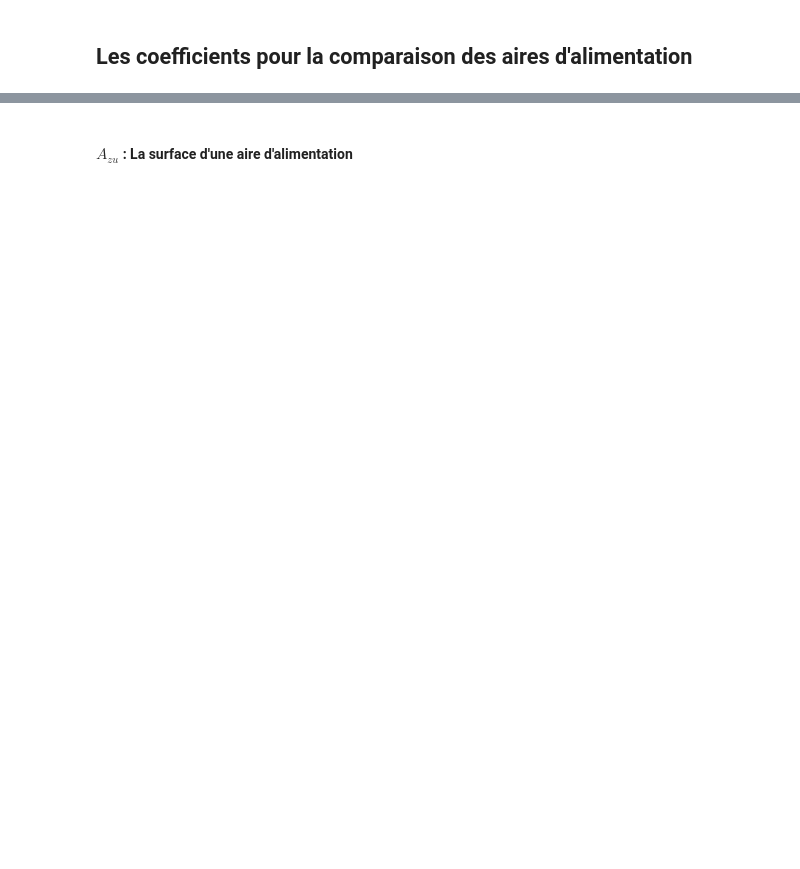
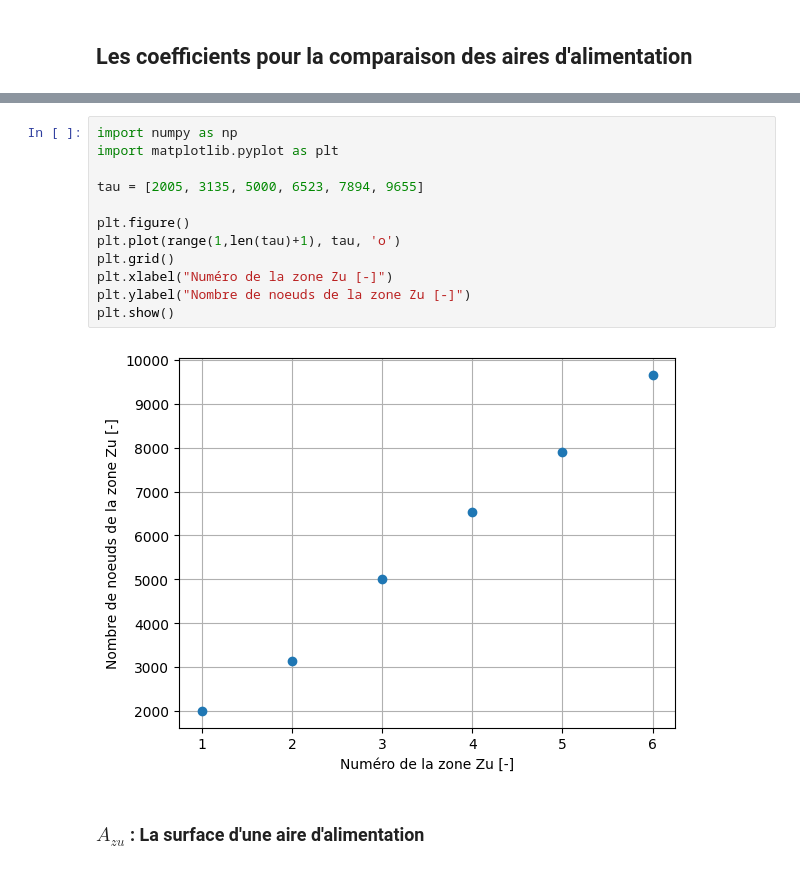
Before and after one commit to DanBJ/zuper, a Jupyter notebook: Examples/05_coefficients_for_comparaison.ipynb, the cells around one changed output, grey strips where cells are left out. Drawn from its saved outputs; the diff is of its cells as text; blank space fills up the shorter version.

```diff
--- a/Examples/05_coefficients_for_comparaison.ipynb
+++ b/Examples/05_coefficients_for_comparaison.ipynb
@@ -5,2 +19,16 @@
+# %%
+import numpy as np
+import matplotlib.pyplot as plt
+
+tau = [2005, 3135, 5000, 6523, 7894, 9655]
+
+plt.figure()
+plt.plot(range(1,len(tau)+1), tau, 'o')
+plt.grid()
+plt.xlabel("Numéro de la zone Zu [-]")
+plt.ylabel("Nombre de noeuds de la zone Zu [-]")
+plt.show()
+# %% [output]
+[figure, added]
 # %% [markdown]
-#### $A_{zu}$ : La surface d'une aire d'alimentation
+### $A_{zu}$ : La surface d'une aire d'alimentation
```
Also changed, not shown: parts of 12 cells of this notebook.
